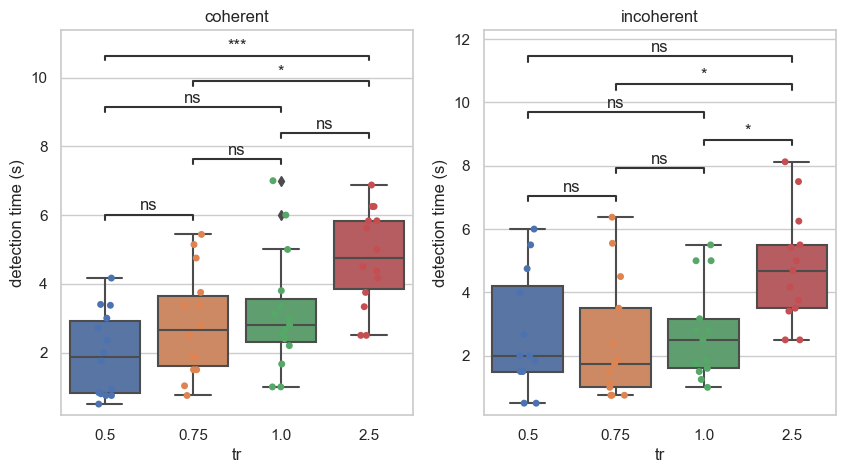
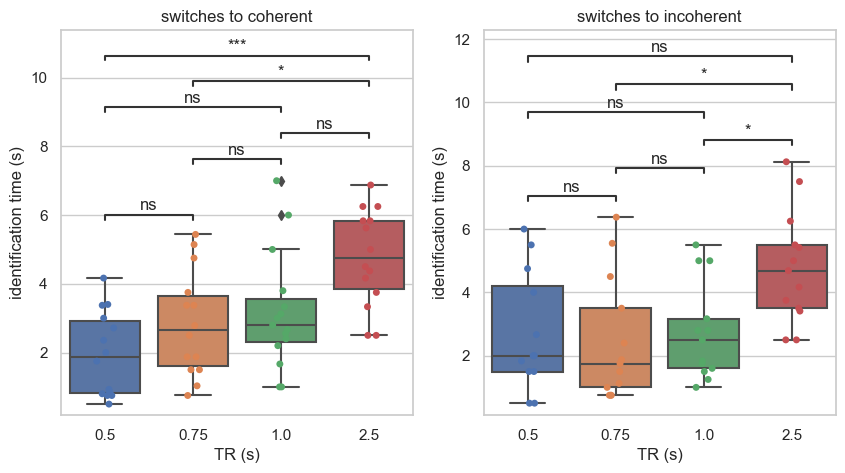
Unified diff of the notebook cell whose output changed from the first chart to the second:
--- before
+++ after
@@ -19,9 +19,12 @@
 sns.stripplot(x='tr',y='feedback_mt_indexoffirstone_incoherent_mean_secs',data=df,jitter=True,ax=ax[1])
 
-ax[0].set_ylabel('detection time (s)')
-ax[1].set_ylabel('detection time (s)')
+ax[0].set_ylabel('identification time (s)')
+ax[1].set_ylabel('identification time (s)')
 
-ax[0].set_title('coherent')
-ax[1].set_title('incoherent')
+ax[0].set_title('switches to coherent')
+ax[1].set_title('switches to incoherent')
+
+ax[0].set_xlabel('TR (s)')
+ax[1].set_xlabel('TR (s)')
 
 annotator = Annotator(ax[0], TR_pairs, data=df, x='tr', y='feedback_mt_indexoffirstone_coherent_mean_secs', order=TRs)

Commit: updating figures